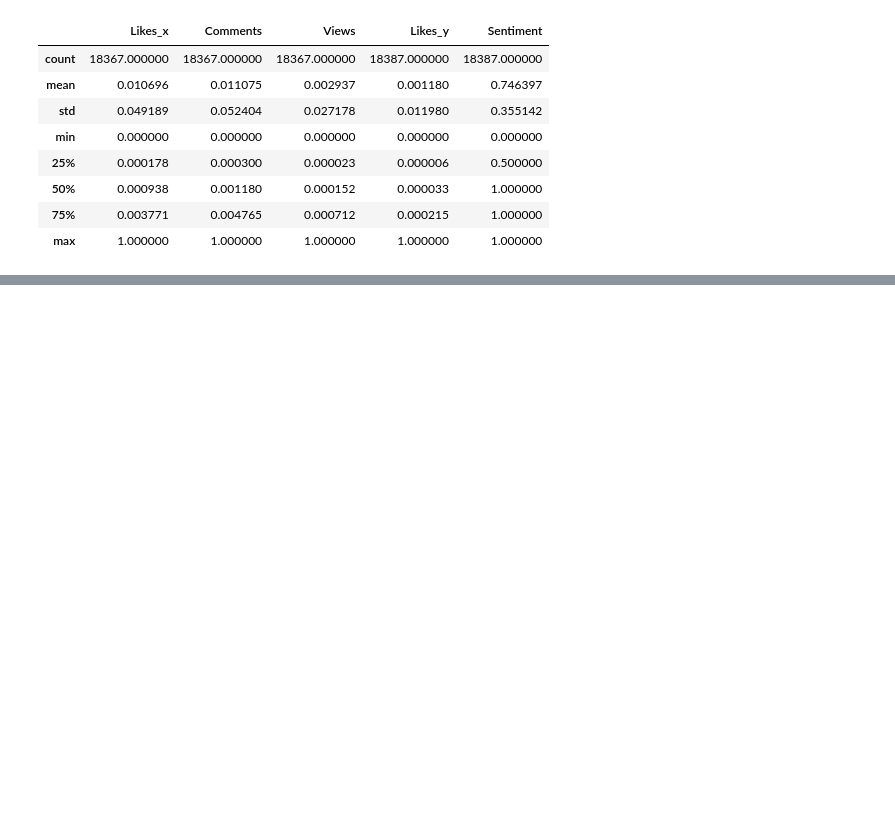
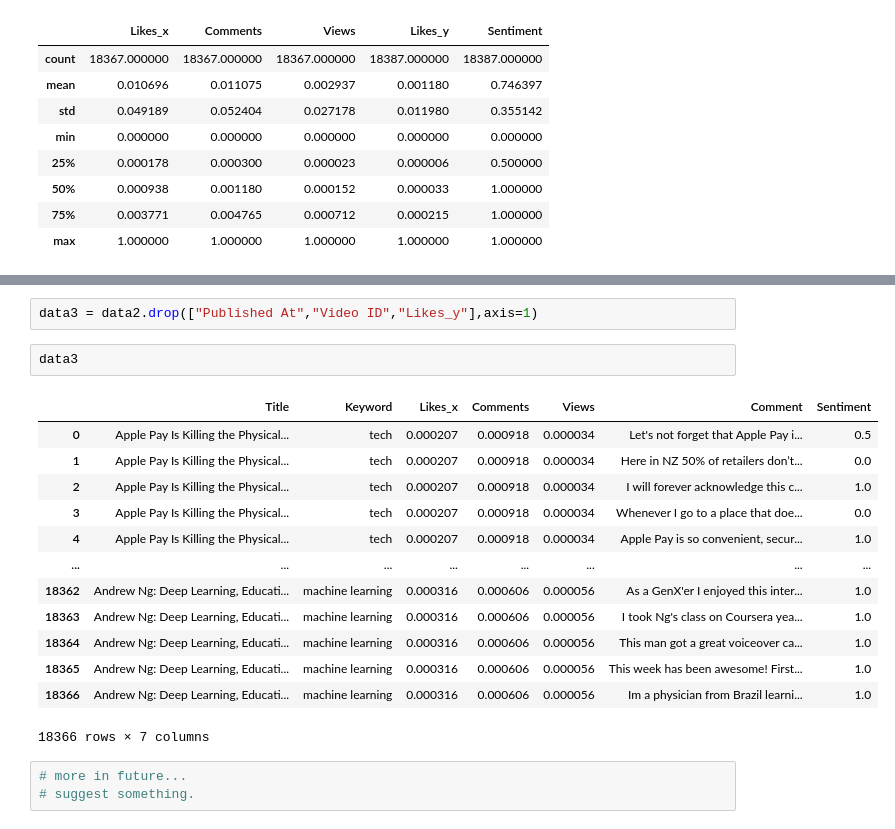
Before and after one commit to sahilr005/ml, a Jupyter notebook: youtube.ipynb, the cells around one changed output, grey strips where cells are left out. Saved outputs shown, nothing was run; the diff lists cells and outputs as text; blank space fills up the shorter version.

```diff
--- a/youtube.ipynb
+++ b/youtube.ipynb
@@ -217,0 +287,21 @@ data2.head(2)
+# %%
+data3 = data2.drop(["Published At","Video ID","Likes_y"],axis=1)
+# %%
+data3
+# %% [output]
+|  | Title | Keyword | Likes_x | Comments | Views | Comment | Sentiment |
+| 0 | Apple Pay Is Killing the Physical... | tech | 0.000207 | 0.000918 | 0.000034 | Let's not forget that Apple Pay i... | 0.5 |
+| 1 | Apple Pay Is Killing the Physical... | tech | 0.000207 | 0.000918 | 0.000034 | Here in NZ 50% of retailers don’t... | 0.0 |
+| 2 | Apple Pay Is Killing the Physical... | tech | 0.000207 | 0.000918 | 0.000034 | I will forever acknowledge this c... | 1.0 |
+| 3 | Apple Pay Is Killing the Physical... | tech | 0.000207 | 0.000918 | 0.000034 | Whenever I go to a place that doe... | 0.0 |
+| 4 | Apple Pay Is Killing the Physical... | tech | 0.000207 | 0.000918 | 0.000034 | Apple Pay is so convenient, secur... | 1.0 |
+| ... | ... | ... | ... | ... | ... | ... | ... |
+| 18362 | Andrew Ng: Deep Learning, Educati... | machine learning | 0.000316 | 0.000606 | 0.000056 | As a GenX'er I enjoyed this inter... | 1.0 |
+| 18363 | Andrew Ng: Deep Learning, Educati... | machine learning | 0.000316 | 0.000606 | 0.000056 | I took Ng's class on Coursera yea... | 1.0 |
+| 18364 | Andrew Ng: Deep Learning, Educati... | machine learning | 0.000316 | 0.000606 | 0.000056 | This man got a great voiceover ca... | 1.0 |
+| 18365 | Andrew Ng: Deep Learning, Educati... | machine learning | 0.000316 | 0.000606 | 0.000056 | This week has been awesome! First... | 1.0 |
+| 18366 | Andrew Ng: Deep Learning, Educati... | machine learning | 0.000316 | 0.000606 | 0.000056 | Im a physician from Brazil learni... | 1.0 |
+18366 rows × 7 columns
+# %%
+# more in future...
+# suggest something.
```
Also changed, not shown: parts of 25 cells of this notebook.
